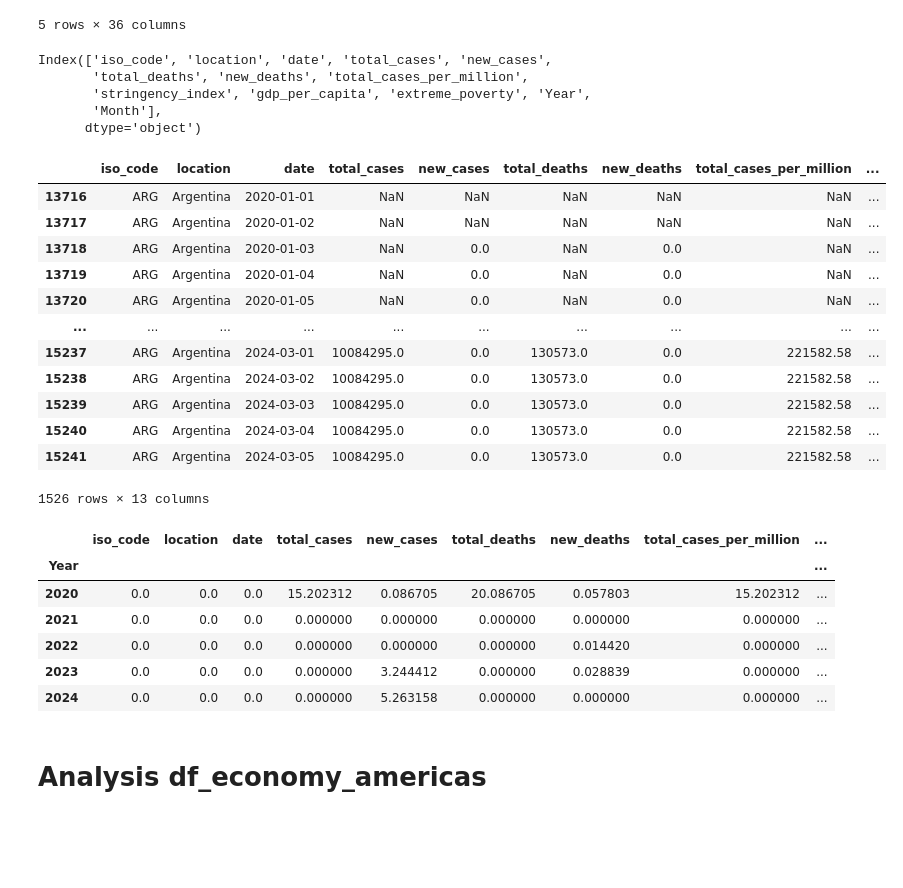
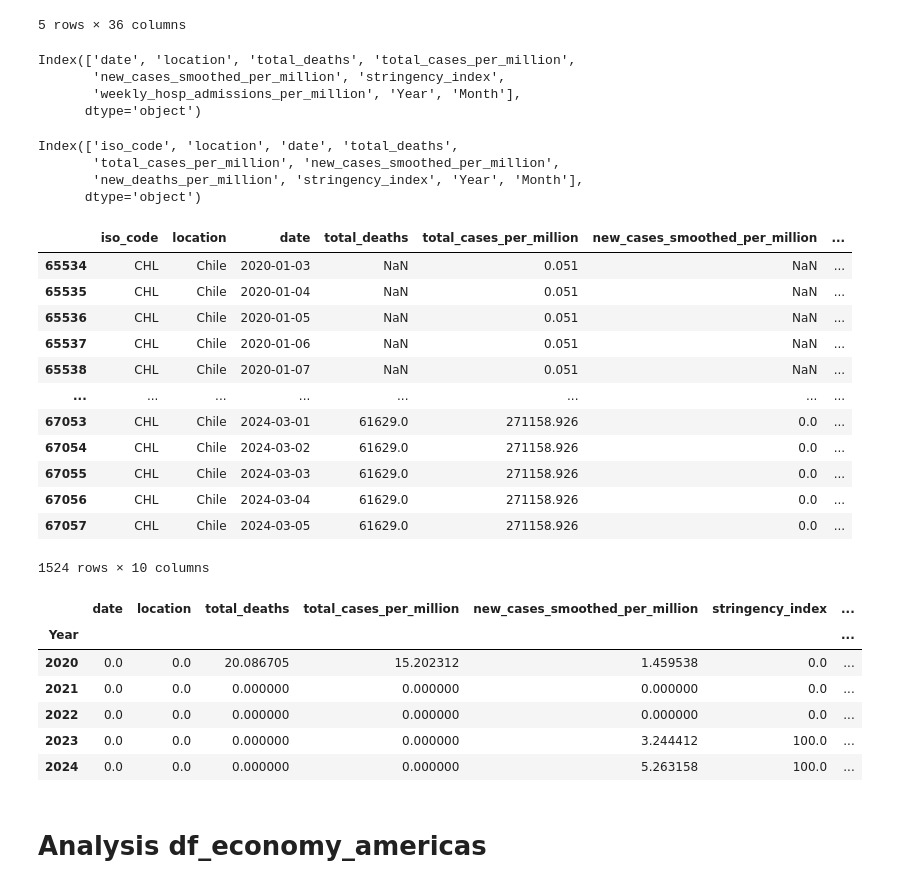
Before and after one commit to fernandolalanne/Practice-Project-Digital-Lab, a Jupyter notebook: analysis.ipynb, the cells around one changed output. Saved outputs shown, nothing was run; the diff lists cells and outputs as text; code cells hidden in the pictures; blank space fills up the shorter version.

```diff
--- a/analysis.ipynb
+++ b/analysis.ipynb
@@ -192,6 +192,11 @@ Index(['iso_code', 'continent', 'location', 'date', 'total_cases', 'new_cases',
        'excess_mortality', 'excess_mortality_cumulative_per_million', 'Year',
        'Month'],
       dtype='object')
+# %%
+columns = ['date','location','total_deaths','total_cases_per_million', 'new_cases_smoothed_per_million',
+       'stringency_index', 'weekly_hosp_admissions_per_million', 'Year', 'Month']
+
+df_covid = df_covid[columns]
 # %%
 df_covid
 # %% [output]
@@ -242,38 +298,58 @@ df_covid = df_covid.drop(columns = columns_to_remove)
 # %%
 df_covid.columns
 # %% [output]
-Index(['iso_code', 'location', 'date', 'total_cases', 'new_cases',
-       'total_deaths', 'new_deaths', 'total_cases_per_million',
-       'stringency_index', 'gdp_per_capita', 'extreme_poverty', 'Year',
-       'Month'],
+Index(['date', 'location', 'total_deaths', 'total_cases_per_million',
+       'new_cases_smoothed_per_million', 'stringency_index',
+       'weekly_hosp_admissions_per_million', 'Year', 'Month'],
       dtype='object')
+# %%
+columns_to_remove = ['continent','new_cases_smoothed','new_deaths_smoothed',
+                     'new_cases_per_million',
+                     'total_deaths_per_million',
+                     'new_deaths_smoothed_per_million','aged_65_older', 'aged_70_older','cardiovasc_death_rate', 'diabetes_prevalence',
+                     'female_smokers', 'male_smokers', 'hospital_beds_per_thousand','life_expectancy', 'handwashing_facilities',
+                     'population','median_age','population_density','new_vaccinations_smoothed',
+                     'new_vaccinations_smoothed_per_million','new_people_vaccinated_smoothed', 'new_cases', 'new_deaths'
+                     ]
+
+df_covid = df_covid.drop(columns = columns_to_remove)
+# %%
+columns_to_remove = ['total_cases','gdp_per_capita','extreme_poverty']
+df_covid = df_covid.drop(columns = columns_to_remove)
+# %%
+df_covid.columns
+# %% [output]
+Index(['iso_code', 'location', 'date', 'total_deaths',
+       'total_cases_per_million', 'new_cases_smoothed_per_million',
+       'new_deaths_per_million', 'stringency_index', 'Year', 'Month'],
+      dtype='object')
 # %%
-df_covid[df_covid['location'] == 'Argentina']
+df_covid[df_covid['location'] == 'Chile']
 # %% [output]
-|  | iso_code | location | date | total_cases | new_cases | total_deaths | new_deaths | total_cases_per_million | ... |
-| 13716 | ARG | Argentina | 2020-01-01 | NaN | NaN | NaN | NaN | NaN | ... |
-| 13717 | ARG | Argentina | 2020-01-02 | NaN | NaN | NaN | NaN | NaN | ... |
-| 13718 | ARG | Argentina | 2020-01-03 | NaN | 0.0 | NaN | 0.0 | NaN | ... |
-| 13719 | ARG | Argentina | 2020-01-04 | NaN | 0.0 | NaN | 0.0 | NaN | ... |
-| 13720 | ARG | Argentina | 2020-01-05 | NaN | 0.0 | NaN | 0.0 | NaN | ... |
-| ... | ... | ... | ... | ... | ... | ... | ... | ... | ... |
-| 15237 | ARG | Argentina | 2024-03-01 | 10084295.0 | 0.0 | 130573.0 | 0.0 | 221582.58 | ... |
-| 15238 | ARG | Argentina | 2024-03-02 | 10084295.0 | 0.0 | 130573.0 | 0.0 | 221582.58 | ... |
-| 15239 | ARG | Argentina | 2024-03-03 | 10084295.0 | 0.0 | 130573.0 | 0.0 | 221582.58 | ... |
-| 15240 | ARG | Argentina | 2024-03-04 | 10084295.0 | 0.0 | 130573.0 | 0.0 | 221582.58 | ... |
-| 15241 | ARG | Argentina | 2024-03-05 | 10084295.0 | 0.0 | 130573.0 | 0.0 | 221582.58 | ... |
+|  | iso_code | location | date | total_deaths | total_cases_per_million | new_cases_smoothed_per_million | ... |
+| 65534 | CHL | Chile | 2020-01-03 | NaN | 0.051 | NaN | ... |
+| 65535 | CHL | Chile | 2020-01-04 | NaN | 0.051 | NaN | ... |
+| 65536 | CHL | Chile | 2020-01-05 | NaN | 0.051 | NaN | ... |
+| 65537 | CHL | Chile | 2020-01-06 | NaN | 0.051 | NaN | ... |
+| 65538 | CHL | Chile | 2020-01-07 | NaN | 0.051 | NaN | ... |
+| ... | ... | ... | ... | ... | ... | ... | ... |
+| 67053 | CHL | Chile | 2024-03-01 | 61629.0 | 271158.926 | 0.0 | ... |
+| 67054 | CHL | Chile | 2024-03-02 | 61629.0 | 271158.926 | 0.0 | ... |
+| 67055 | CHL | Chile | 2024-03-03 | 61629.0 | 271158.926 | 0.0 | ... |
+| 67056 | CHL | Chile | 2024-03-04 | 61629.0 | 271158.926 | 0.0 | ... |
+| 67057 | CHL | Chile | 2024-03-05 | 61629.0 | 271158.926 | 0.0 | ... |
-1526 rows × 13 columns
+1524 rows × 10 columns
 # %%
 
 porcentaje_nulos = df_covid.groupby(['Year']).apply(lambda x: x.isnull().mean() * 100)
 
 porcentaje_nulos
 # %% [output]
-|  | iso_code | location | date | total_cases | new_cases | total_deaths | new_deaths | total_cases_per_million | ... |
-| Year |  |  |  |  |  |  |  |  | ... |
-| 2020 | 0.0 | 0.0 | 0.0 | 15.202312 | 0.086705 | 20.086705 | 0.057803 | 15.202312 | ... |
-| 2021 | 0.0 | 0.0 | 0.0 | 0.000000 | 0.000000 | 0.000000 | 0.000000 | 0.000000 | ... |
-| 2022 | 0.0 | 0.0 | 0.0 | 0.000000 | 0.000000 | 0.000000 | 0.014420 | 0.000000 | ... |
-| 2023 | 0.0 | 0.0 | 0.0 | 0.000000 | 3.244412 | 0.000000 | 0.028839 | 0.000000 | ... |
-| 2024 | 0.0 | 0.0 | 0.0 | 0.000000 | 5.263158 | 0.000000 | 0.000000 | 0.000000 | ... |
+|  | date | location | total_deaths | total_cases_per_million | new_cases_smoothed_per_million | stringency_index | ... |
+| Year |  |  |  |  |  |  | ... |
+| 2020 | 0.0 | 0.0 | 20.086705 | 15.202312 | 1.459538 | 0.0 | ... |
+| 2021 | 0.0 | 0.0 | 0.000000 | 0.000000 | 0.000000 | 0.0 | ... |
+| 2022 | 0.0 | 0.0 | 0.000000 | 0.000000 | 0.000000 | 0.0 | ... |
+| 2023 | 0.0 | 0.0 | 0.000000 | 0.000000 | 3.244412 | 100.0 | ... |
+| 2024 | 0.0 | 0.0 | 0.000000 | 0.000000 | 5.263158 | 100.0 | ... |
 # %%
```
Also changed, not shown: parts of 25 cells of this notebook, 10 other files.
